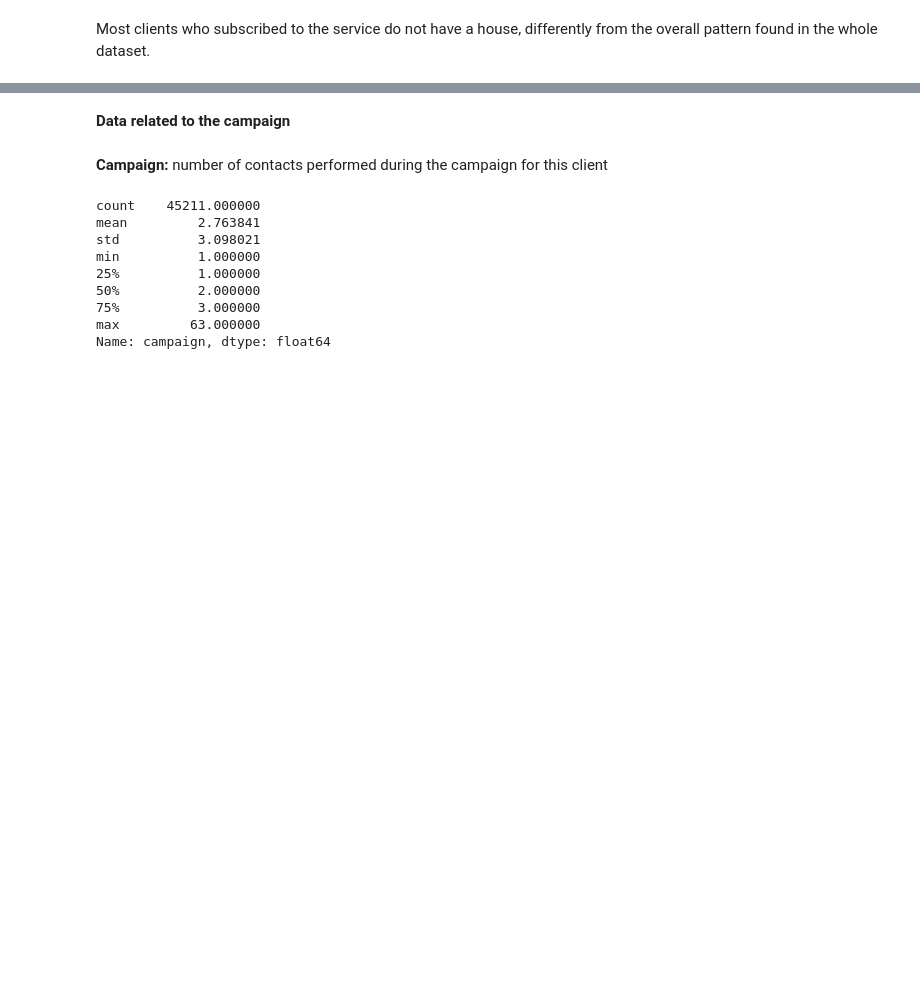
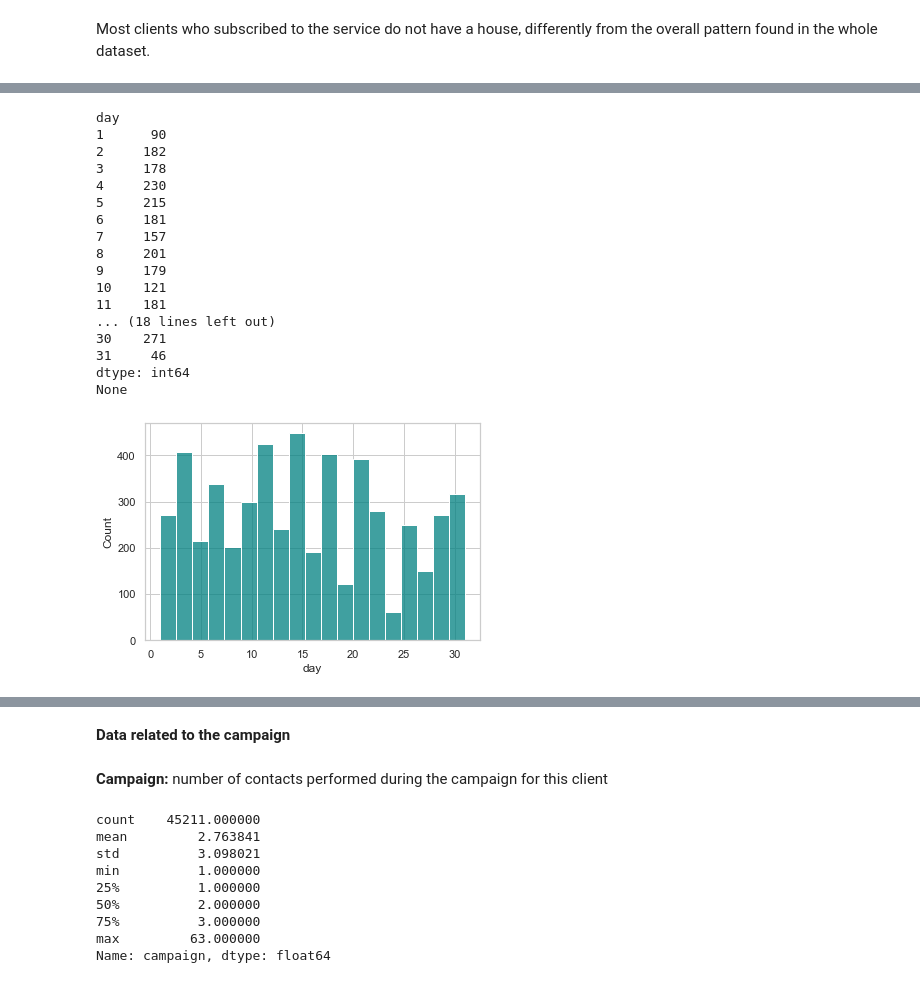
Before and after one commit to nataliablock/bank_marketing_prediction, a Jupyter notebook: bank_marketing_pred.ipynb, the cells around one changed output, grey strips where cells are left out. Drawn from its saved outputs; the diff is of its cells as text; code cells hidden in the pictures; blank space fills up the shorter version.

```diff
--- a/bank_marketing_pred.ipynb
+++ b/bank_marketing_pred.ipynb
@@ -154,4 +182,8 @@ Most clients in the dataset are married and has secondary education (which was e
 bank=pd.get_dummies(bank,columns=['job','marital','education'])
 # %% [markdown]
 <strong> Default: </strong> has credit in default?
+# %%
+#Defining function to automate group_by and count values
+def group_count(data,column):
+    print(data.groupby(column).size())
 # %%
@@ -192,0 +261,22 @@ bank=pd.get_dummies(bank,columns=['default','housing','loan'])
+# %%
+print(group_count(bank_y,'day'))
+hist_graph(bank_y,'day')
+# %% [output]
+day
+1      90
+2     182
+3     178
+4     230
+5     215
+6     181
+7     157
+8     201
+9     179
+10    121
+11    181
+... (18 lines left out)
+30    271
+31     46
+dtype: int64
+None
+[figure, added]
```
Also changed, not shown: parts of 47 cells of this notebook.
